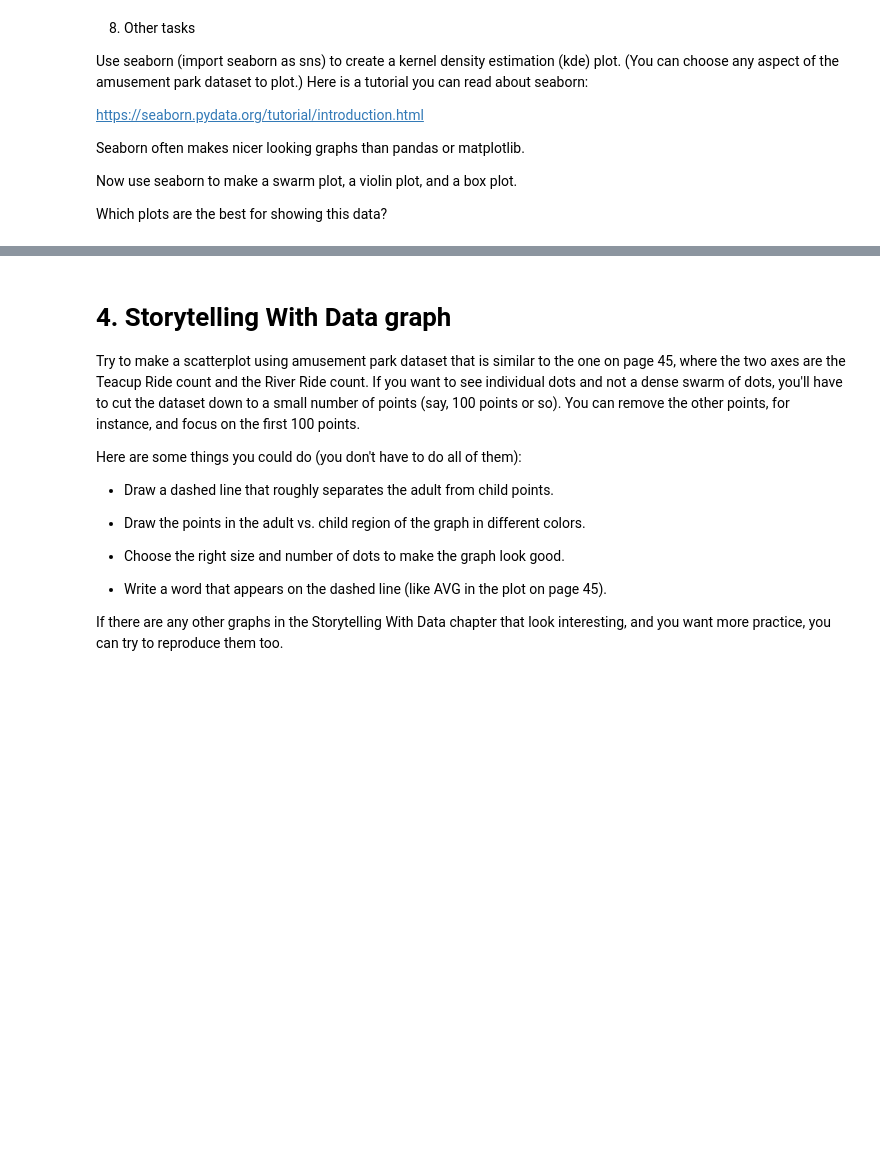
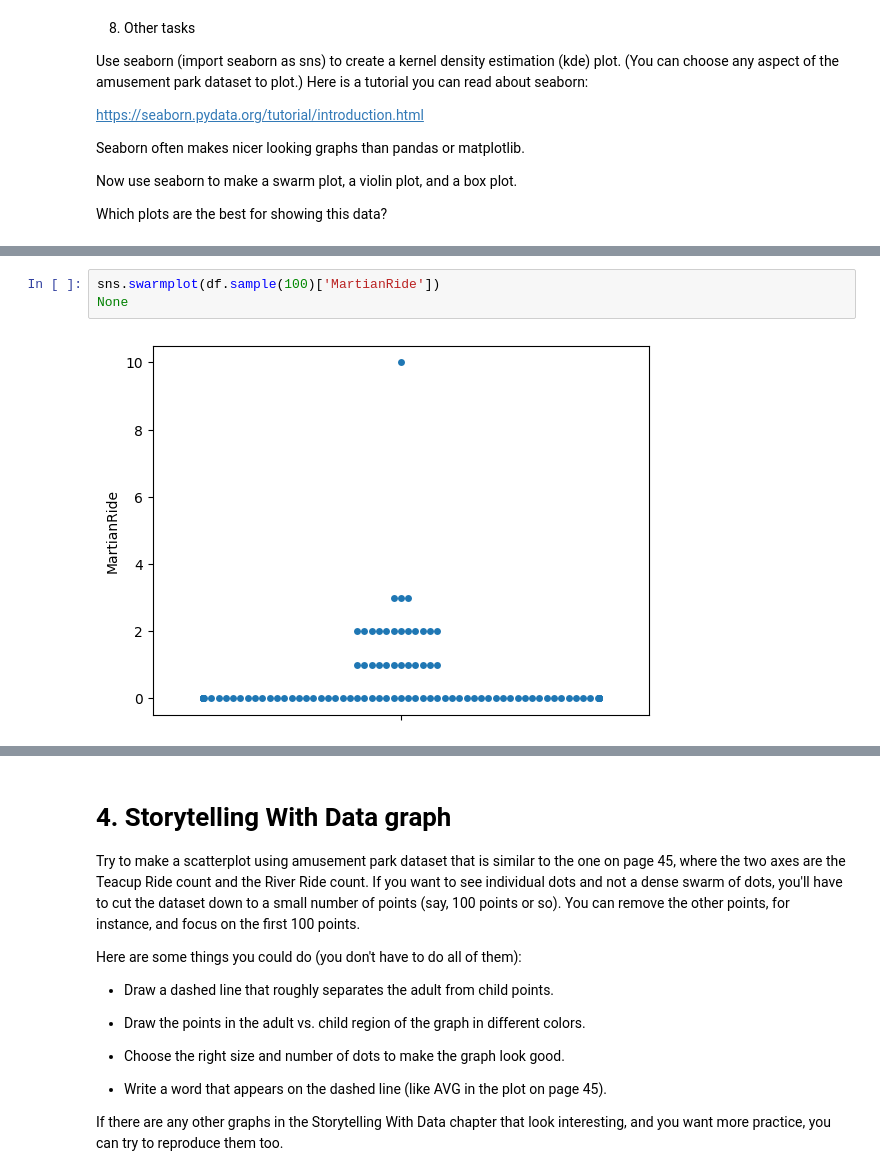
Before and after one commit to calebhadley1/Module-B-semester-2, a Jupyter notebook: OMDS-ModB2-Week3-Hadley-Caleb.ipynb, the cells around one changed output, grey strips where cells are left out. Saved outputs shown, nothing was run; the diff lists cells and outputs as text; blank space fills up the shorter version.

```diff
--- a/OMDS-ModB2-Week3-Hadley-Caleb.ipynb
+++ b/OMDS-ModB2-Week3-Hadley-Caleb.ipynb
@@ -436,0 +442,5 @@ Which plots are the best for showing this data?
+# %%
+sns.swarmplot(df.sample(100)['MartianRide'])
+None
+# %% [output]
+[figure, added]
```
Also changed, not shown: parts of 3 cells of this notebook.
